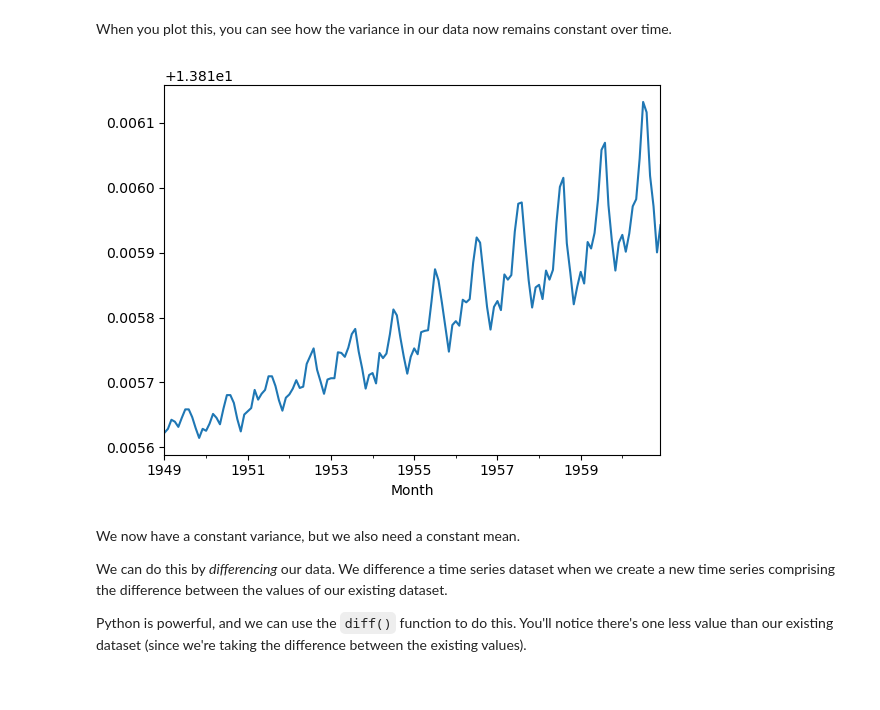
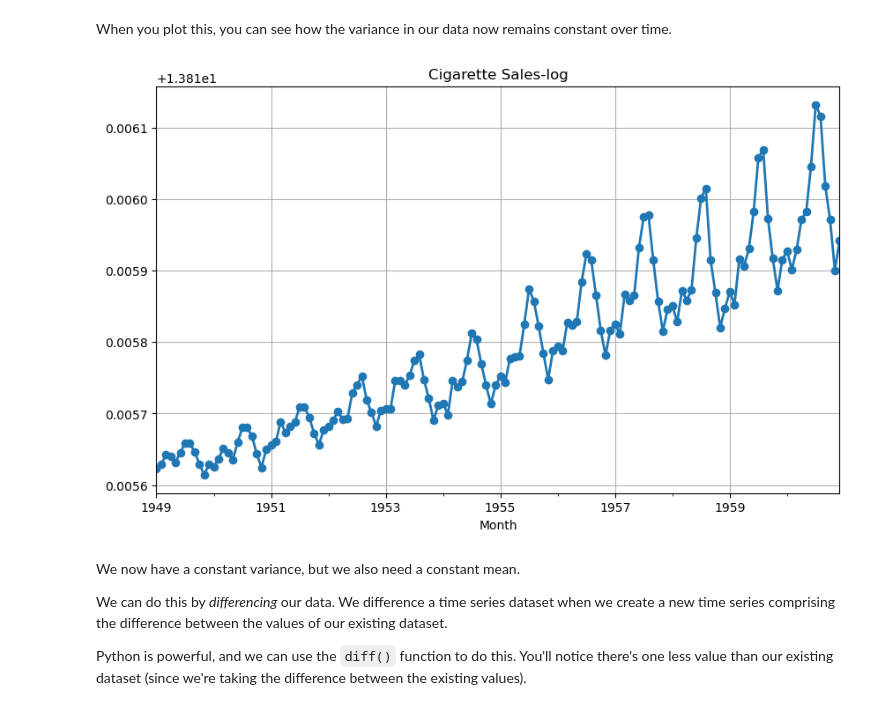
Before and after one commit to RuhelHaq/DataScienceGuidedCapstone, a Jupyter notebook: Notebooks/Cowboy Cigarettes Case Study - Tier 3.ipynb, the cells around one changed output. Cells and saved outputs as stored; diff of their text form; code cells hidden in the pictures.

```diff
--- a/Notebooks/Cowboy Cigarettes Case Study - Tier 3.ipynb
+++ b/Notebooks/Cowboy Cigarettes Case Study - Tier 3.ipynb
@@ -328,11 +362,14 @@ print(type(y_log))
 # %% [markdown]
 
 When you plot this, you can see how the variance in our data now remains constant over time.
-# %%
-y_log.plot()
-plt.show()
-# %% [output]
-[figure, removed]
+# %%
+plt.figure(figsize=(10,6))
+y_log.plot(marker = 'o', linewidth=2)
+plt.title('Cigarette Sales-log')
+plt.grid(True)
+plt.show()
+# %% [output]
+[figure, added]
 # %% [markdown]
 We now have a constant variance, but we also need a constant mean.
 
```
Also changed, not shown: parts of 22 cells of this notebook.
